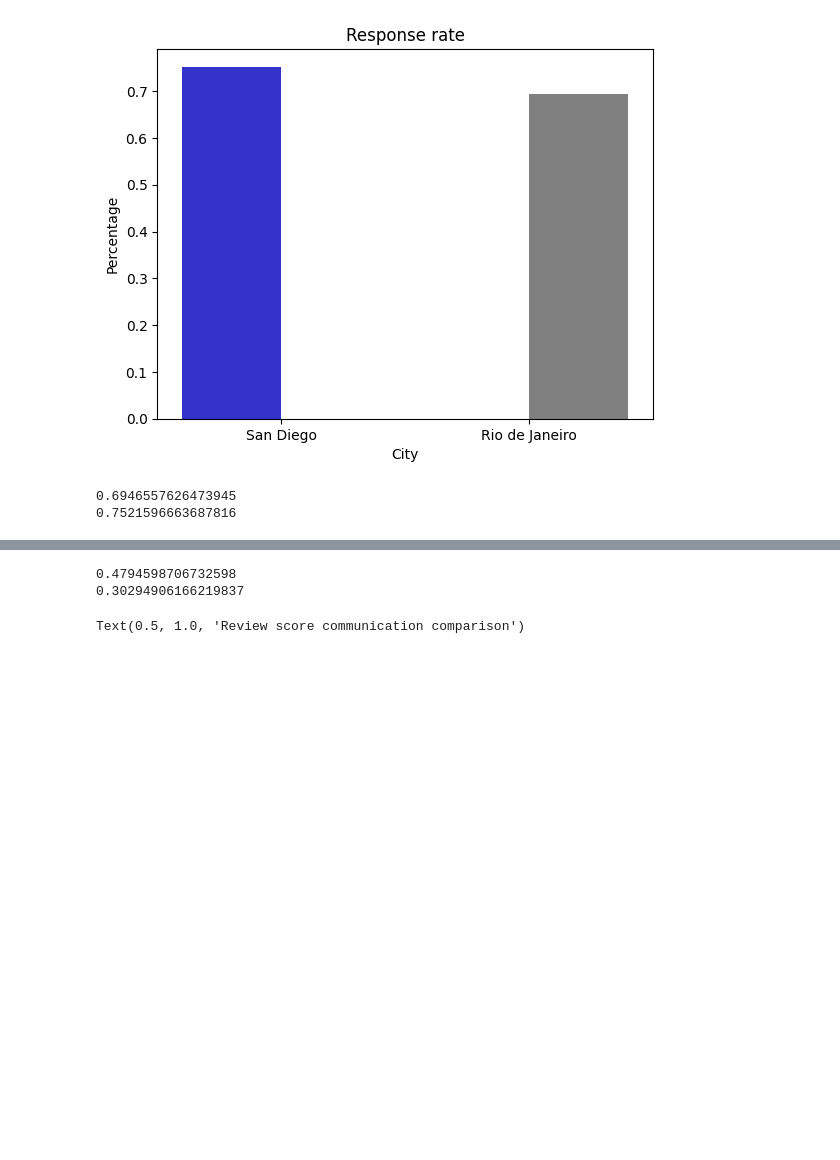
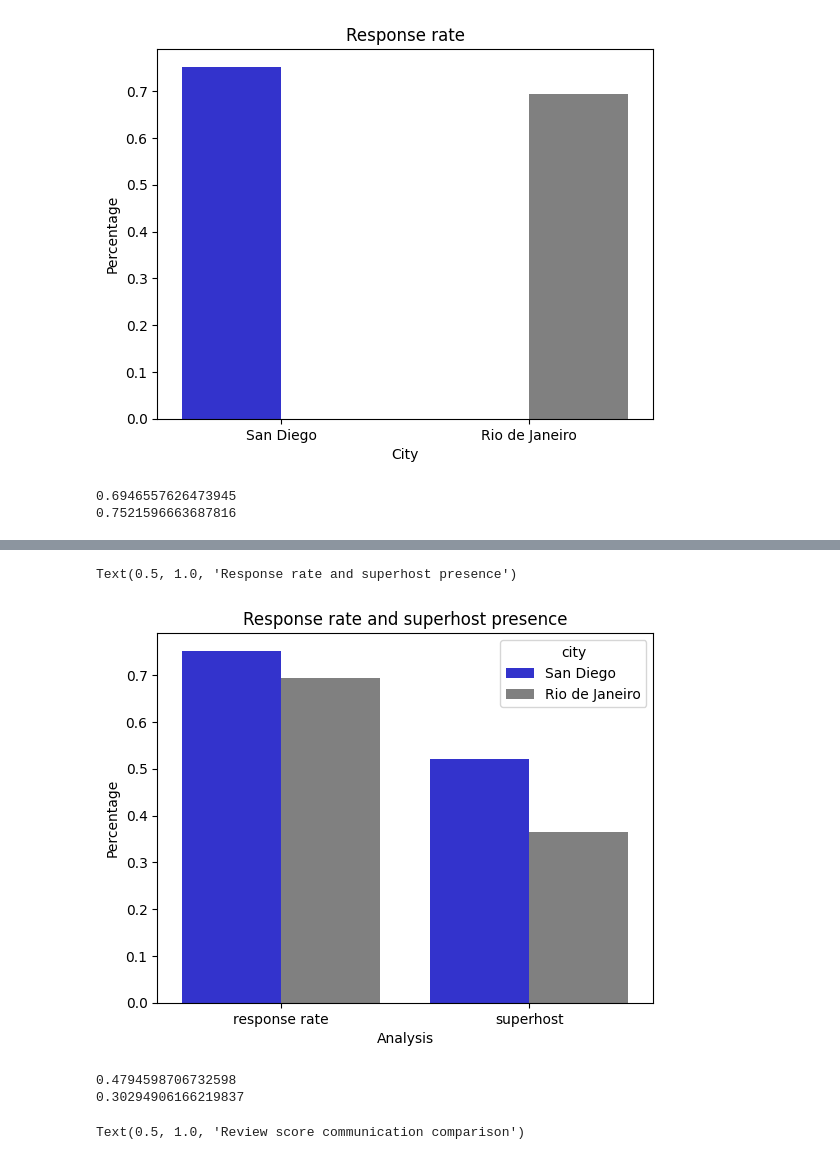
Before and after one commit to mulhermaonocodigo/data_science_introduction, a Jupyter notebook: airbnb_analysis.ipynb, the cells around one changed output, grey strips where cells are left out. Saved outputs shown, nothing was run; the diff lists cells and outputs as text; code cells hidden in the pictures; blank space fills up the shorter version.

```diff
--- a/airbnb_analysis.ipynb
+++ b/airbnb_analysis.ipynb
@@ -119,4 +138,4 @@ Text(0.5, 1.0, 'Host time response comparison')
 
 is_superhost_diego=  np.sum(df_diego_small['host_is_superhost']=='t')/df_diego_small.shape[0]
 is_superhost_rio=  np.sum(df_rio_small['host_is_superhost']=='t')/df_rio_small.shape[0]
-df_second_analysis_study = pd.DataFrame([[is_superhost_diego,'San Diego'],[is_superhost_rio,'Rio de Janeiro']],columns=['percentage_superhosts','city'])
+df_second_analysis_study = pd.DataFrame([[is_superhost_diego,'San Diego','superhost'],[is_superhost_rio,'Rio de Janeiro','superhost']],columns=['percentage','city','analysis'])
@@ -174,3 +194,7 @@ print (percentage_of_host_response_diego)
 # %% [output]
 0.6946557626473945
 0.7521596663687816
+# %%
+df_sec_third_analysis_study = pd.concat([df_third_analysis_study,df_second_analysis_study])
+print(df_sec_third_analysis_study.columns)
+df_sec_third_analysis_study.head()
@@ -177,11 +208,26 @@ print (percentage_of_host_response_diego)
+# %%
+ax = sns.barplot(
+    data=df_sec_third_analysis_study,
+    x="analysis",
+    y="percentage",
+    hue="city",
+    palette=['blue', 'gray'],
+    saturation=0.6,
+)
+ax.set_ylabel('Percentage')
+ax.set_xlabel('Analysis')
+ax.set_title('Response rate and superhost presence')
+# %% [output]
+Text(0.5, 1.0, 'Response rate and superhost presence')
+[figure, added]
 # %%
-#forth analysis
+#forth analysis Does the reviewers think the same about the hosts?
+#percentage of hosts with score 5.0 ( the maximum)
 mean_review_comm_rio = np.sum(df_rio_small['review_scores_communication']==5.00)/df_rio_small.shape[0]
 mean_review_comm_diego = np.sum(df_diego_small['review_scores_communication']==5.00)/df_diego_small.shape[0]
+print(mean_review_comm_rio)
+print(mean_review_comm_diego)
+# %% [output]
+0.4794598706732598
+0.30294906166219837
-# %%
-print(mean_review_comm_rio)
-print(mean_review_comm_diego)
-# %% [output]
-0.4794598706732598
-0.30294906166219837
 # %%
```
Also changed, not shown: parts of 19 cells of this notebook, 2 other files.
